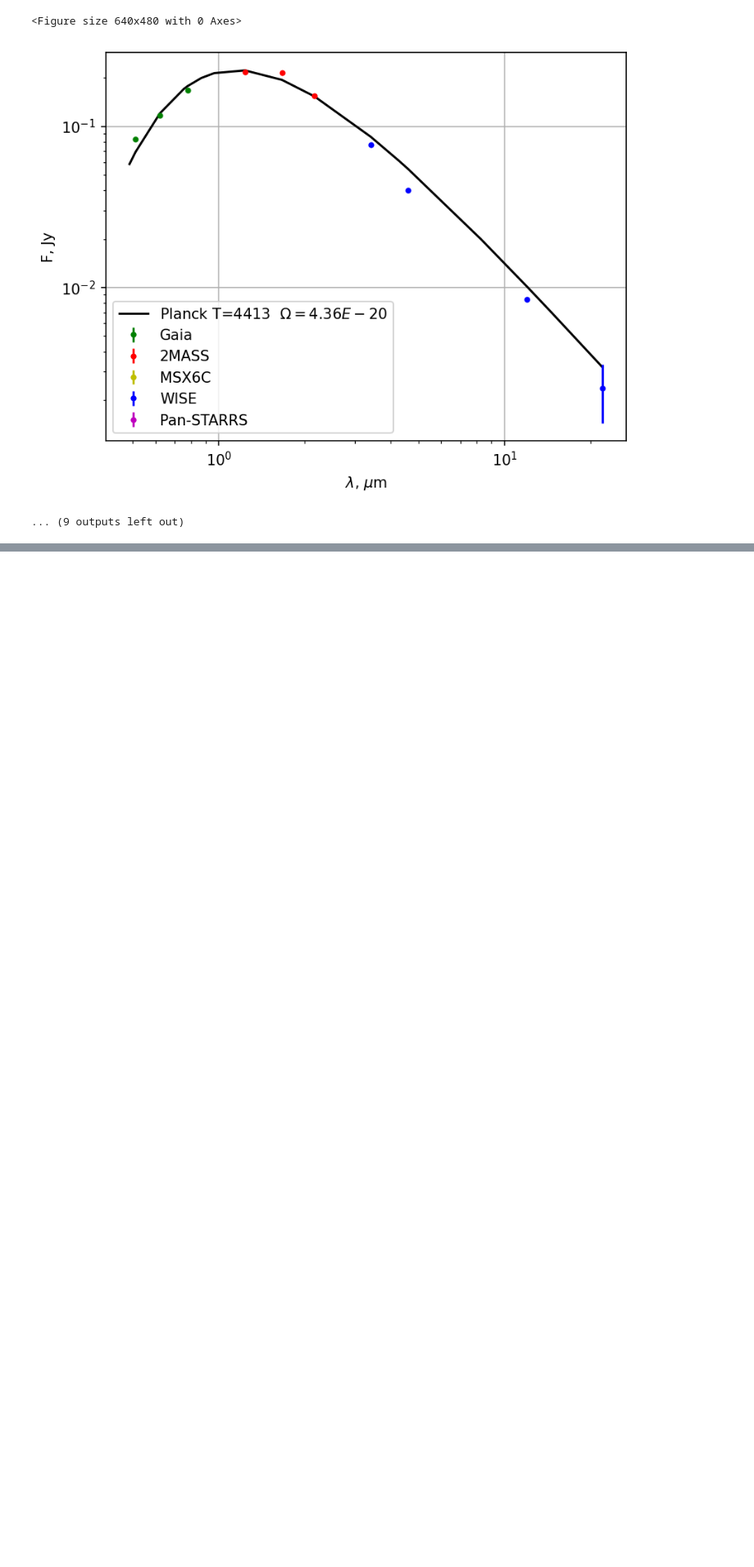
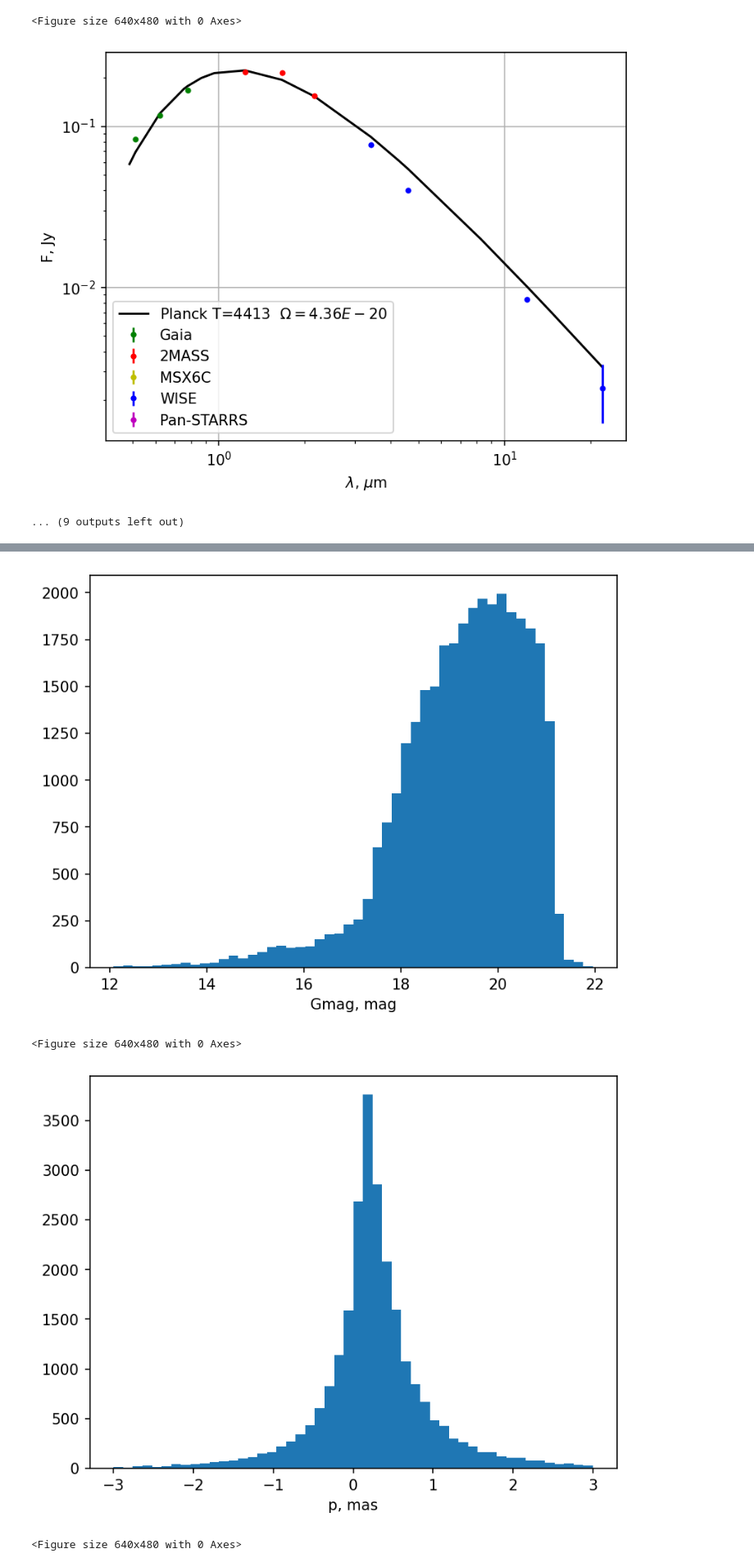
Before and after one commit to AstroTaffer/MEN-681301-OAM, a Jupyter notebook: Tereshin.ipynb, the cells around one changed output, grey strips where cells are left out. Shown at 82% size. Drawn from its saved outputs; the diff is of its cells as text; code cells hidden in the pictures; blank space fills up the shorter version.

Commit message:
Tereshin 03_11 - WISE images and GC-Histograms

```diff
--- a/Tereshin.ipynb
+++ b/Tereshin.ipynb
@@ -527,0 +543,49 @@ Plotting results - 0 rows processed
+# %%
+qviz_gc = Vizier(columns=["pmRA", "pmDE", "Plx", "Gmag"])
+qviz_gc.ROW_LIMIT = -1
+qres_gc = qviz_gc.query_region("M12", radius=20 * u.arcmin, catalog="I/355/gaiadr3")[0]
+ascii.write(qres_gc, "qres_gc.txt", overwrite=True, delimiter="\t",
+            format="commented_header", fill_values=[(ascii.masked, "nan")])
+# qres_gc = ascii.read("qres_gc.txt", delimiter="\t", format="commented_header",
+#                      fill_values=[(ascii.masked, "nan")])
+
+"G magnitude"
+fig, ax = plt.subplots(dpi=150)
+x_gmag = qres_gc["Gmag"][np.where((qres_gc["Gmag"] > 12) & (qres_gc["Gmag"] < 22))]
+ax.hist(x_gmag, bins=50)
+ax.set_xlabel("Gmag, mag")
+plt.show()
+plt.savefig(f"Hist_Gmag.png")
+plt.close(fig=fig)
+
+"Parallax"
+fig, ax = plt.subplots(dpi=150)
+x_plx = qres_gc["Plx"][np.where((qres_gc["Plx"] > -3) & (qres_gc["Plx"] < 3))]
+ax.hist(x_plx, bins=50)
+ax.set_xlabel("p, mas")
+plt.show()
+plt.savefig(f"Hist_Plx.png")
+plt.close(fig=fig)
+
+"Proper motion - RA"
+fig, ax = plt.subplots(dpi=150)
+x_pmra = qres_gc["pmRA"][np.where((qres_gc["pmRA"] > -25) & (qres_gc["pmRA"] < 25))]
+ax.hist(x_pmra, bins=50)
+ax.set_xlabel("$\\mu_\\alpha$, mas/yr")
+plt.show()
+plt.savefig(f"Hist_pmRA.png")
+plt.close(fig=fig)
+
+"Proper motion - DEC"
+fig, ax = plt.subplots(dpi=150)
+x_pmde = qres_gc["pmDE"][np.where((qres_gc["pmDE"] > -25) & (qres_gc["pmDE"] < 25))]
+ax.hist(x_pmde, bins=50)
+ax.set_xlabel("$\\mu_\\delta$, mas/yr")
+plt.show()
+plt.savefig(f"Hist_pmDE.png")
+plt.close(fig=fig)
+# %% [output]
+[figure, added]
+<Figure size 640x480 with 0 Axes>
+[figure, added]
+<Figure size 640x480 with 0 Axes>
```
Also changed, not shown: parts of 4 cells of this notebook.
